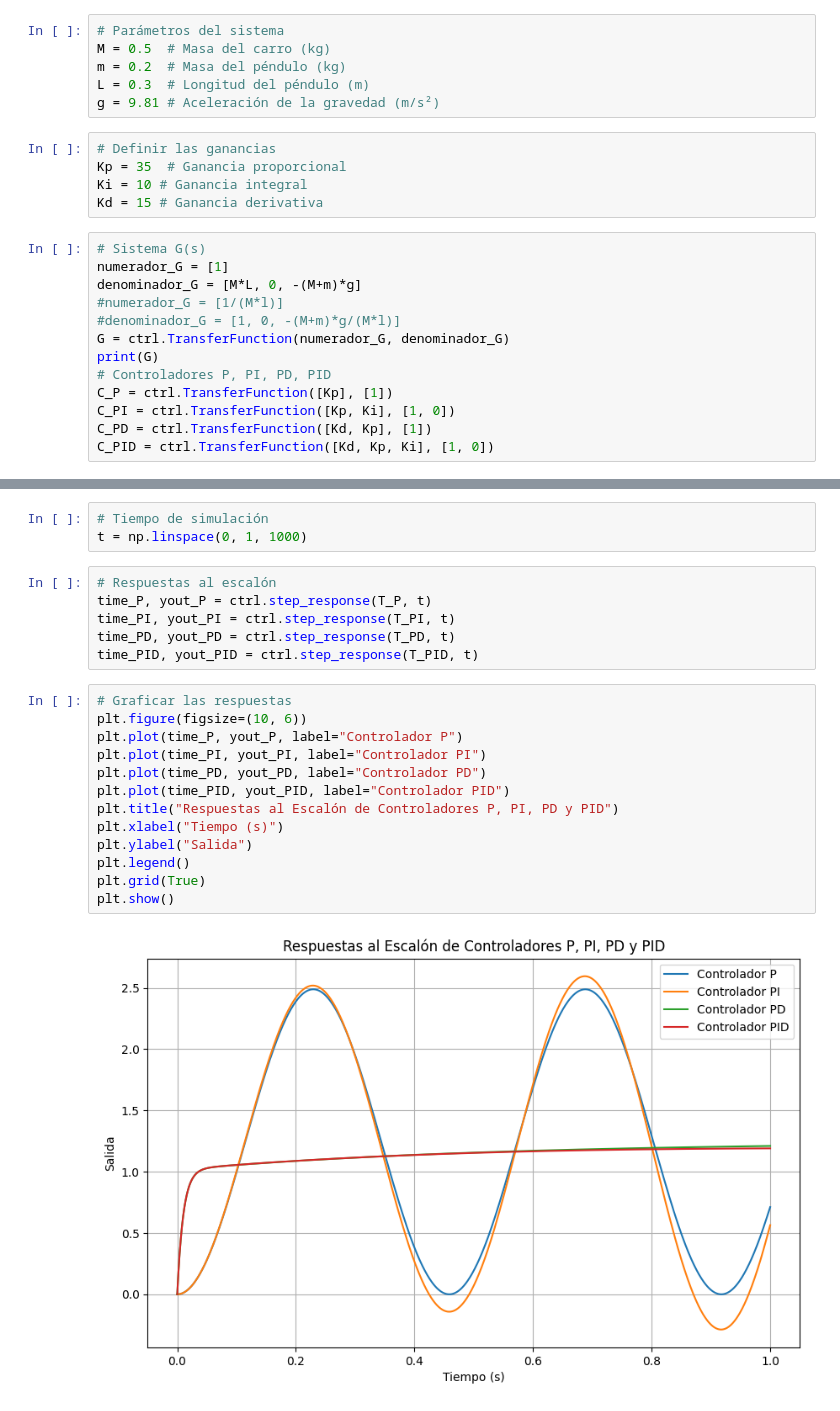
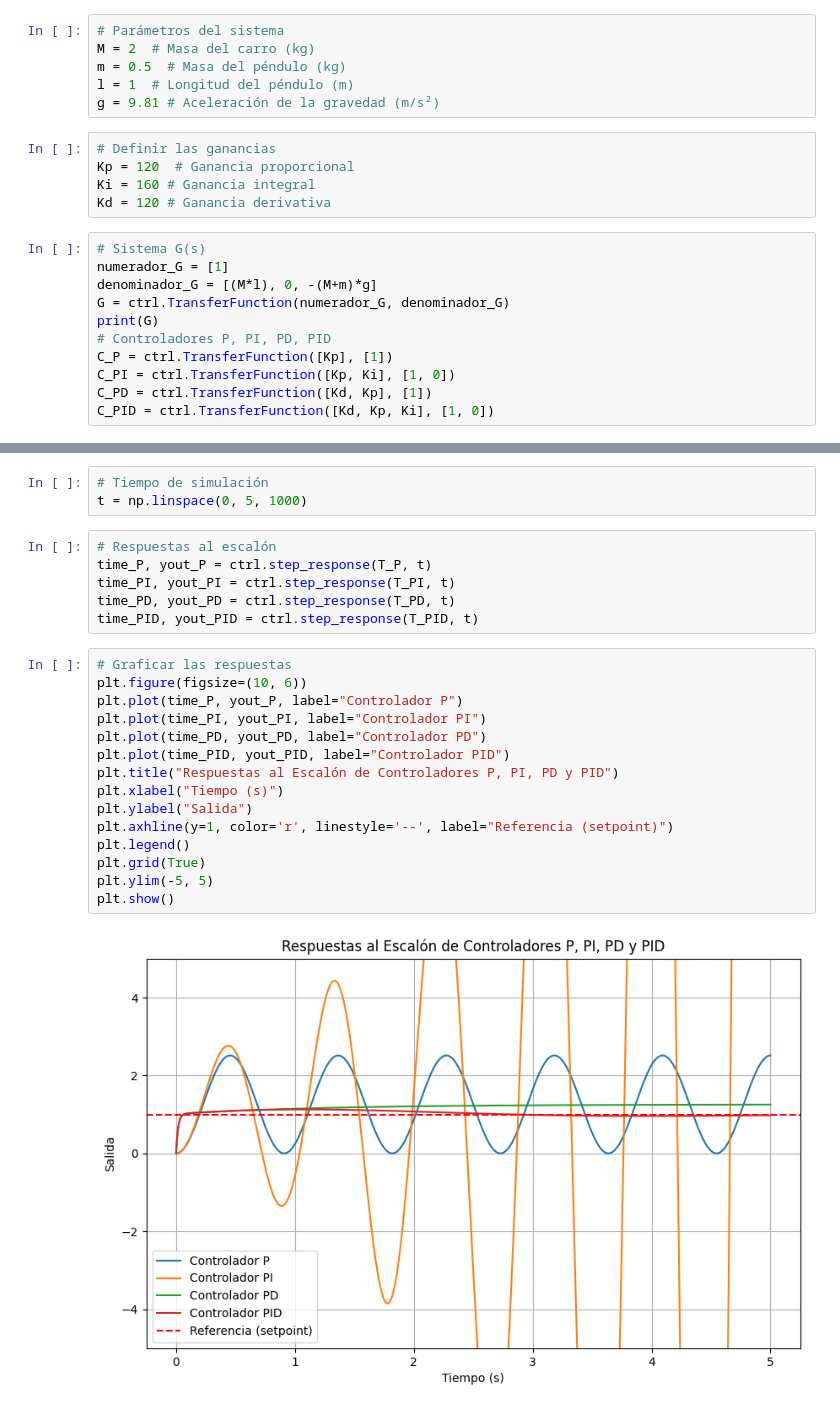
Before and after one commit to fabrizioca2/ACS2024-1_GRUPO_06, a Jupyter notebook: pregunta2.ipynb, the cells around one changed output, grey strips where cells are left out. Saved outputs shown, nothing was run; the diff lists cells and outputs as text.

```diff
--- a/pregunta2.ipynb
+++ b/pregunta2.ipynb
@@ -22,20 +8,18 @@ Requirement already satisfied: six>=1.5 in /usr/local/lib/python3.10/dist-packag
 # %%
 # Parámetros del sistema
-M = 0.5  # Masa del carro (kg)
-m = 0.2  # Masa del péndulo (kg)
-L = 0.3  # Longitud del péndulo (m)
+M = 2  # Masa del carro (kg)
+m = 0.5  # Masa del péndulo (kg)
+l = 1  # Longitud del péndulo (m)
 g = 9.81 # Aceleración de la gravedad (m/s²)
 # %%
 # Definir las ganancias
-Kp = 35  # Ganancia proporcional
-Ki = 10 # Ganancia integral
-Kd = 15 # Ganancia derivativa
+Kp = 120  # Ganancia proporcional
+Ki = 160 # Ganancia integral
+Kd = 120 # Ganancia derivativa
 # %%
 # Sistema G(s)
 numerador_G = [1]
-denominador_G = [M*L, 0, -(M+m)*g]
-#numerador_G = [1/(M*l)]
-#denominador_G = [1, 0, -(M+m)*g/(M*l)]
+denominador_G = [(M*l), 0, -(M+m)*g]
 G = ctrl.TransferFunction(numerador_G, denominador_G)
 print(G)
 # Controladores P, PI, PD, PID
@@ -60,7 +44,7 @@ T_PD = ctrl.feedback(G * C_PD)
 T_PID = ctrl.feedback(G * C_PID)
 # %%
 # Tiempo de simulación
-t = np.linspace(0, 1, 1000)
+t = np.linspace(0, 5, 1000)
 # %%
 # Respuestas al escalón
 time_P, yout_P = ctrl.step_response(T_P, t)
@@ -70,15 +54,17 @@ time_PID, yout_PID = ctrl.step_response(T_PID, t)
 # %%
 # Graficar las respuestas
 plt.figure(figsize=(10, 6))
 plt.plot(time_P, yout_P, label="Controlador P")
 plt.plot(time_PI, yout_PI, label="Controlador PI")
 plt.plot(time_PD, yout_PD, label="Controlador PD")
 plt.plot(time_PID, yout_PID, label="Controlador PID")
 plt.title("Respuestas al Escalón de Controladores P, PI, PD y PID")
 plt.xlabel("Tiempo (s)")
 plt.ylabel("Salida")
+plt.axhline(y=1, color='r', linestyle='--', label="Referencia (setpoint)")
 plt.legend()
 plt.grid(True)
+plt.ylim(-5, 5)
 plt.show()
 # %% [output]
-[figure, old version]
+[figure, new version]
```
Also changed, not shown: parts of 2 cells of this notebook.
